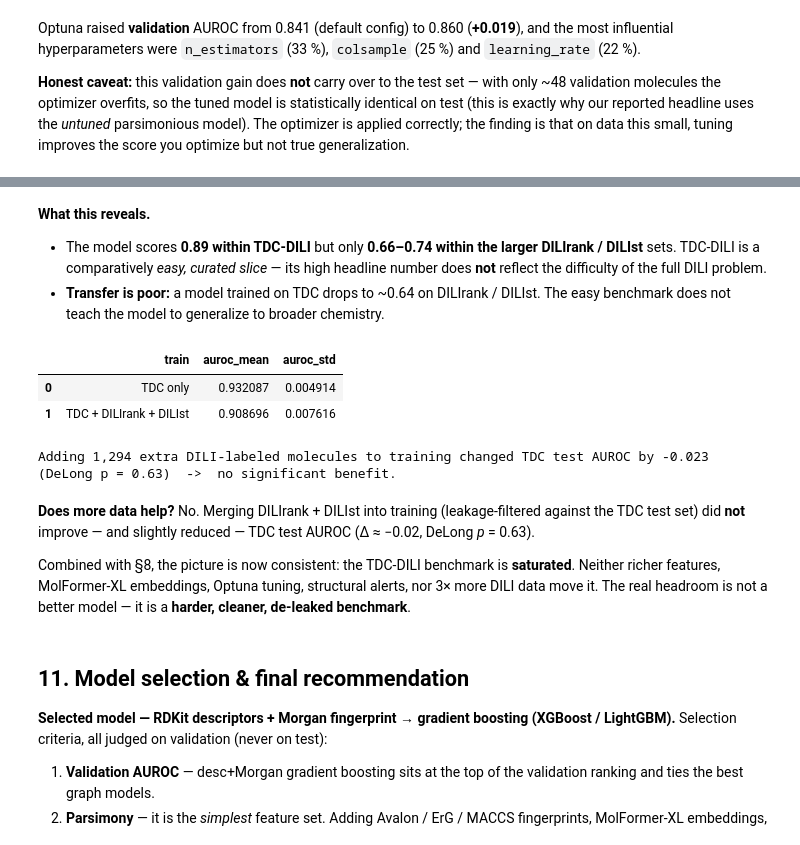
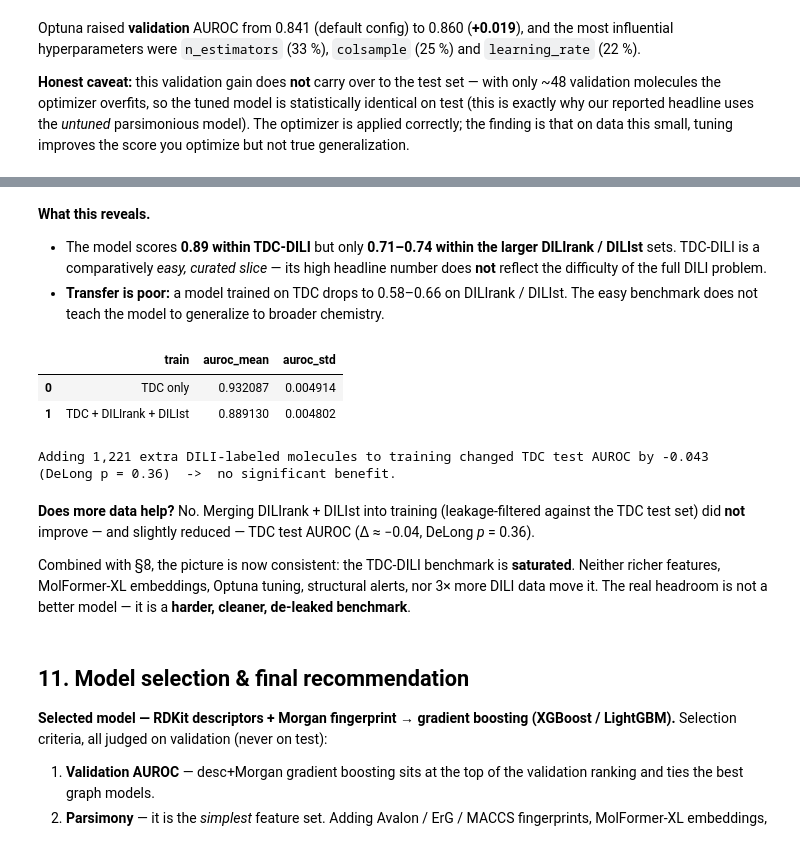
Before and after one commit to ImSifat7/Prediction-of-Drug-Induced-Liver-Injury-DILI-Using-Graph-Based-Machine-Learning-Models-, a Jupyter notebook: DILI_project_notebook.ipynb, the cells around one changed output, grey strips where cells are left out. Saved outputs shown, nothing was run; the diff lists cells and outputs as text; code cells hidden in the pictures.

```diff
--- a/DILI_project_notebook.ipynb
+++ b/DILI_project_notebook.ipynb
@@ -532,27 +532,28 @@ fig.colorbar(im, fraction=0.046, pad=0.04); plt.tight_layout(); plt.show()
 # %% [markdown]
 **What this reveals.**
 
-- The model scores **0.89 within TDC-DILI** but only **0.66–0.74 within the larger
+- The model scores **0.89 within TDC-DILI** but only **0.71–0.74 within the larger
   DILIrank / DILIst** sets. TDC-DILI is a comparatively *easy, curated slice* — its
   high headline number does **not** reflect the difficulty of the full DILI problem.
-- **Transfer is poor:** a model trained on TDC drops to ~0.64 on DILIrank / DILIst.
+- **Transfer is poor:** a model trained on TDC drops to 0.58–0.66 on DILIrank / DILIst.
   The easy benchmark does not teach the model to generalize to broader chemistry.
 # %%
 mg = pd.read_csv(RESULTS / "multi_dataset_merged.csv")
 display(mg[["train", "auroc_mean", "auroc_std"]])
 delta = mg.auroc_mean.iloc[1] - mg.auroc_mean.iloc[0]
 pval = mg["delong_p"].dropna().iloc[0]
-print(f"Adding 1,294 extra DILI-labeled molecules to training changed TDC test AUROC "
+n_extra = int(mg["n_extra"].dropna().iloc[0])
+print(f"Adding {n_extra:,} extra DILI-labeled molecules to training changed TDC test AUROC "
       f"by {delta:+.3f}  (DeLong p = {pval:.2f})  ->  no significant benefit.")
 # %% [output]
 |  | train | auroc_mean | auroc_std |
 | 0 | TDC only | 0.932087 | 0.004914 |
-| 1 | TDC + DILIrank + DILIst | 0.908696 | 0.007616 |
+| 1 | TDC + DILIrank + DILIst | 0.889130 | 0.004802 |
-Adding 1,294 extra DILI-labeled molecules to training changed TDC test AUROC by -0.023  (DeLong p = 0.63)  ->  no significant benefit.
+Adding 1,221 extra DILI-labeled molecules to training changed TDC test AUROC by -0.043  (DeLong p = 0.36)  ->  no significant benefit.
 # %% [markdown]
 **Does more data help?** No. Merging DILIrank + DILIst into training
 (leakage-filtered against the TDC test set) did **not** improve — and slightly
-reduced — TDC test AUROC (Δ ≈ −0.02, DeLong *p* = 0.63).
+reduced — TDC test AUROC (Δ ≈ −0.04, DeLong *p* = 0.36).
 
 Combined with §8, the picture is now consistent: the TDC-DILI benchmark is
 **saturated**. Neither richer features, MolFormer-XL embeddings, Optuna tuning,
```
Also changed, not shown: parts of 7 cells of this notebook, 10 other files.
